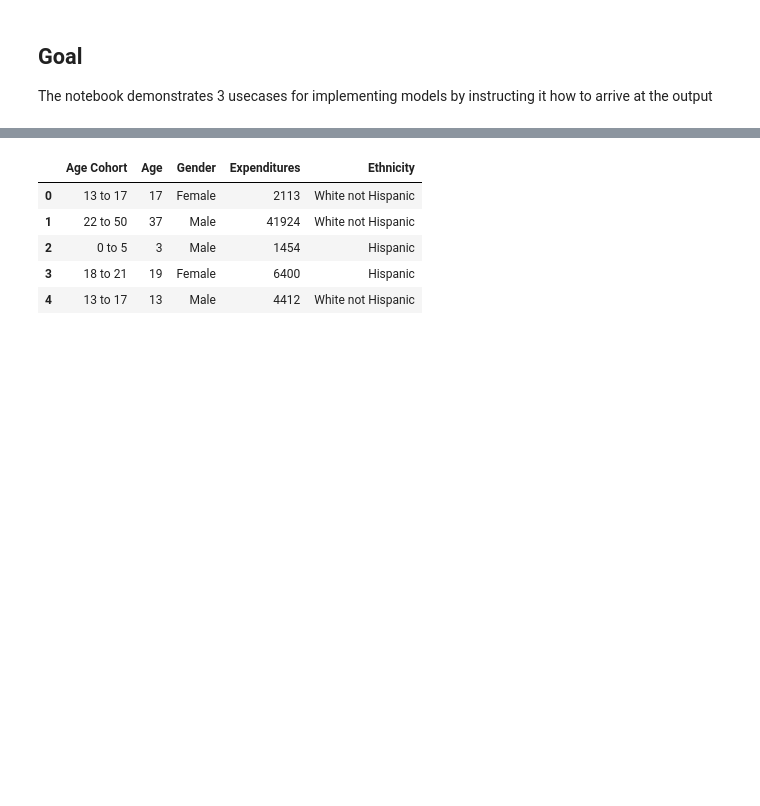
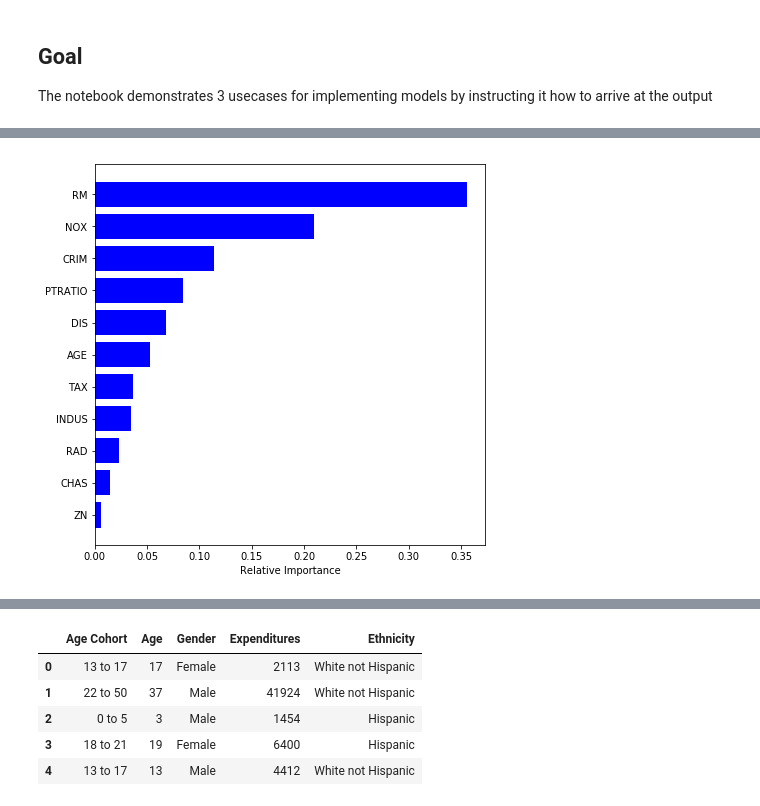
Before and after one commit to SaloniSaini02/Structural_AI_example, a Jupyter notebook: example_notebook.ipynb, the cells around one changed output, grey strips where cells are left out. Saved outputs shown, nothing was run; the diff lists cells and outputs as text; code cells hidden in the pictures; blank space fills up the shorter version.

```diff
--- a/example_notebook.ipynb
+++ b/example_notebook.ipynb
@@ -57,0 +85,13 @@ To demonstrate Usecase 1 and 2 we use an Expenditures dataset found here: [link]
+# %%
+param_grid = {
+                'max_depth': [3],
+                'learning_rate': [.05],
+                'random_state': [123],
+                'objective':['reg:squarederror'],
+                'n_estimators': [25, 30, 40, 50, 100, 150],
+                'reg_gamma': [0.5]
+}
+
+model_2 = xgb.XGBRegressor()
+gr = GridSearchCV(model_2,param_grid=param_grid,cv=5, verbose=True)
+model_2_boston = gr.fit(X_train,y_train)
@@ -57,0 +102,11 @@ To demonstrate Usecase 1 and 2 we use an Expenditures dataset found here: [link]
+# %%
+features = X_train.columns
+importances = model_2_boston.best_estimator_.feature_importances_
+indices = np.argsort(importances)
+plt.figure(figsize=(7, 7))
+plt.barh(range(len(indices)), importances[indices], color='b', align='center')
+plt.yticks(range(len(indices)), [features[i] for i in indices])
+plt.xlabel('Relative Importance')
+plt.show()
+# %% [output]
+[figure, added]
```
Also changed, not shown: parts of 70 cells of this notebook, 8 other files.
